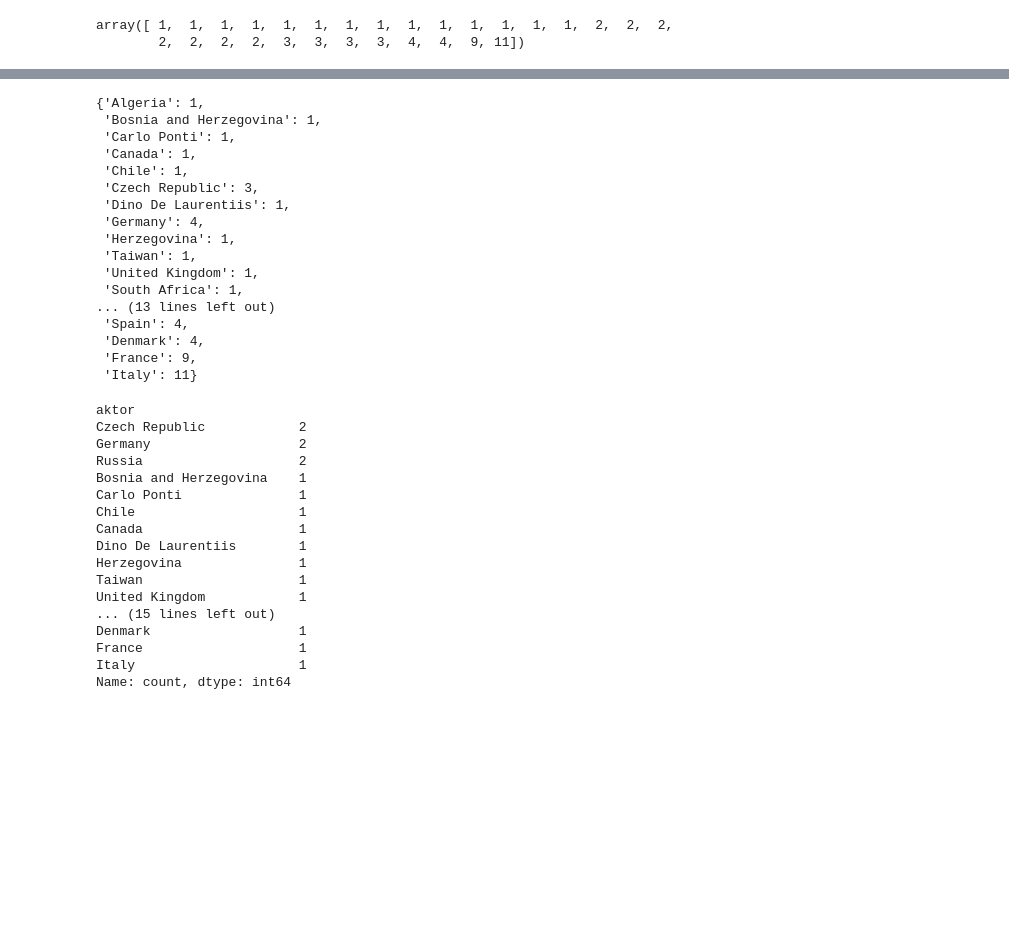
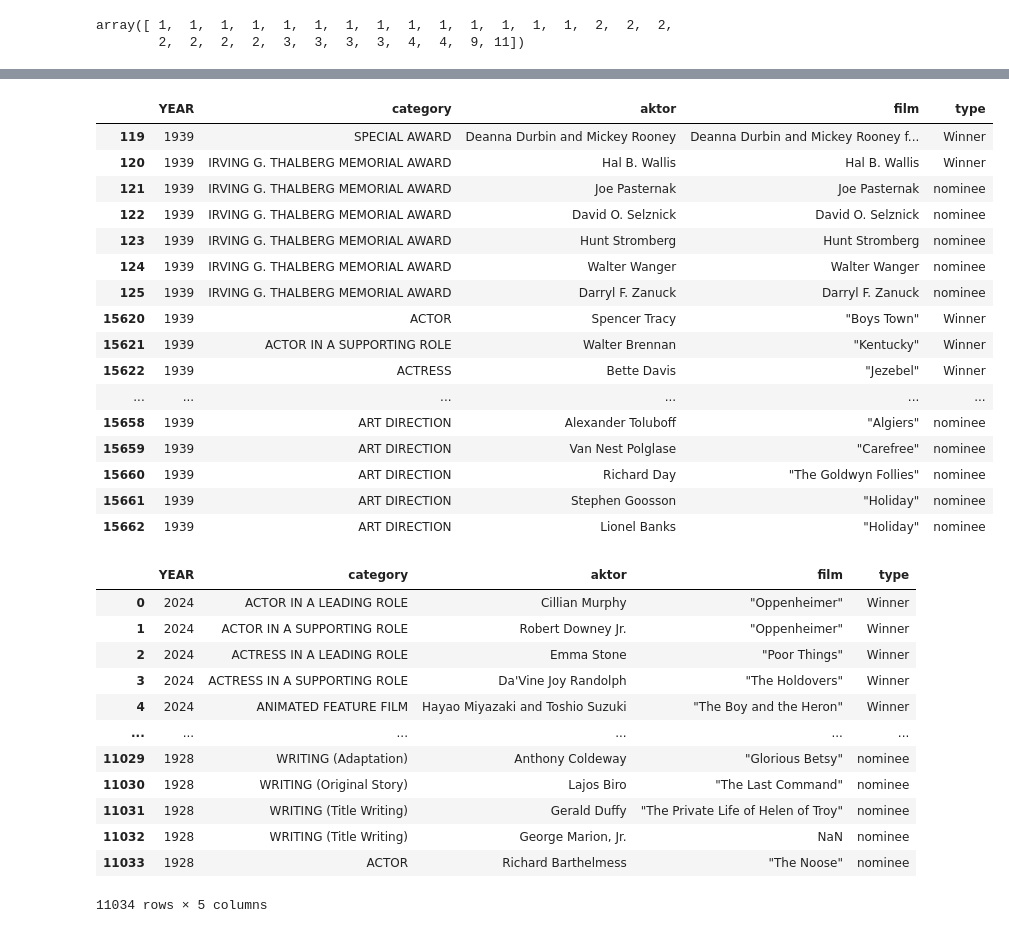
Before and after one commit to KawiorPL/FlaskApp, a Jupyter notebook: Untitled.ipynb, the cells around one changed output, grey strips where cells are left out. Saved outputs shown, nothing was run; the diff lists cells and outputs as text; code cells hidden in the pictures; blank space fills up the shorter version.

```diff
--- a/Untitled.ipynb
+++ b/Untitled.ipynb
@@ -2744,40 +2763,38 @@ for i in updated_thelist.index:
 # %%
-con
+df2.loc[df2['YEAR']==1939].head(50)
 # %% [output]
-{'Algeria': 1,
- 'Bosnia and Herzegovina': 1,
- 'Carlo Ponti': 1,
- 'Canada': 1,
- 'Chile': 1,
- 'Czech Republic': 3,
- 'Dino De Laurentiis': 1,
- 'Germany': 4,
- 'Herzegovina': 1,
- 'Taiwan': 1,
- 'United Kingdom': 1,
- 'South Africa': 1,
-... (13 lines left out)
- 'Spain': 4,
- 'Denmark': 4,
- 'France': 9,
- 'Italy': 11}
+|  | YEAR | category | aktor | film | type |
+| 119 | 1939 | SPECIAL AWARD | Deanna Durbin and Mickey Rooney | Deanna Durbin and Mickey Rooney f... | Winner |
+| 120 | 1939 | IRVING G. THALBERG MEMORIAL AWARD | Hal B. Wallis | Hal B. Wallis | Winner |
+| 121 | 1939 | IRVING G. THALBERG MEMORIAL AWARD | Joe Pasternak | Joe Pasternak | nominee |
+| 122 | 1939 | IRVING G. THALBERG MEMORIAL AWARD | David O. Selznick | David O. Selznick | nominee |
+| 123 | 1939 | IRVING G. THALBERG MEMORIAL AWARD | Hunt Stromberg | Hunt Stromberg | nominee |
+| 124 | 1939 | IRVING G. THALBERG MEMORIAL AWARD | Walter Wanger | Walter Wanger | nominee |
+| 125 | 1939 | IRVING G. THALBERG MEMORIAL AWARD | Darryl F. Zanuck | Darryl F. Zanuck | nominee |
+| 15620 | 1939 | ACTOR | Spencer Tracy | "Boys Town" | Winner |
+| 15621 | 1939 | ACTOR IN A SUPPORTING ROLE | Walter Brennan | "Kentucky" | Winner |
+| 15622 | 1939 | ACTRESS | Bette Davis | "Jezebel" | Winner |
+| ... | ... | ... | ... | ... | ... |
+| 15658 | 1939 | ART DIRECTION | Alexander Toluboff | "Algiers" | nominee |
+| 15659 | 1939 | ART DIRECTION | Van Nest Polglase | "Carefree" | nominee |
+| 15660 | 1939 | ART DIRECTION | Richard Day | "The Goldwyn Follies" | nominee |
+| 15661 | 1939 | ART DIRECTION | Stephen Goosson | "Holiday" | nominee |
+| 15662 | 1939 | ART DIRECTION | Lionel Banks | "Holiday" | nominee |
 # %%
-updated_thelist.index.value_counts()
+import pandas as pd
+data =pd.read_csv('Finaldf.csv')
+data
 # %% [output]
+|  | YEAR | category | aktor | film | type |
+| 0 | 2024 | ACTOR IN A LEADING ROLE | Cillian Murphy | "Oppenheimer" | Winner |
+| 1 | 2024 | ACTOR IN A SUPPORTING ROLE | Robert Downey Jr. | "Oppenheimer" | Winner |
+| 2 | 2024 | ACTRESS IN A LEADING ROLE | Emma Stone | "Poor Things" | Winner |
+| 3 | 2024 | ACTRESS IN A SUPPORTING ROLE | Da'Vine Joy Randolph | "The Holdovers" | Winner |
+| 4 | 2024 | ANIMATED FEATURE FILM | Hayao Miyazaki and Toshio Suzuki | "The Boy and the Heron" | Winner |
+| ... | ... | ... | ... | ... | ... |
+| 11029 | 1928 | WRITING (Adaptation) | Anthony Coldeway | "Glorious Betsy" | nominee |
+| 11030 | 1928 | WRITING (Original Story) | Lajos Biro | "The Last Command" | nominee |
+| 11031 | 1928 | WRITING (Title Writing) | Gerald Duffy | "The Private Life of Helen of Troy" | nominee |
+| 11032 | 1928 | WRITING (Title Writing) | George Marion, Jr. | NaN | nominee |
+| 11033 | 1928 | ACTOR | Richard Barthelmess | "The Noose" | nominee |
-aktor
-Czech Republic            2
-Germany                   2
-Russia                    2
-Bosnia and Herzegovina    1
-Carlo Ponti               1
-Chile                     1
-Canada                    1
-Dino De Laurentiis        1
-Herzegovina               1
-Taiwan                    1
-United Kingdom            1
-... (15 lines left out)
-Denmark                   1
-France                    1
-Italy                     1
-Name: count, dtype: int64
+11034 rows × 5 columns
```
Also changed, not shown: parts of 13 cells of this notebook, 4 other files.
